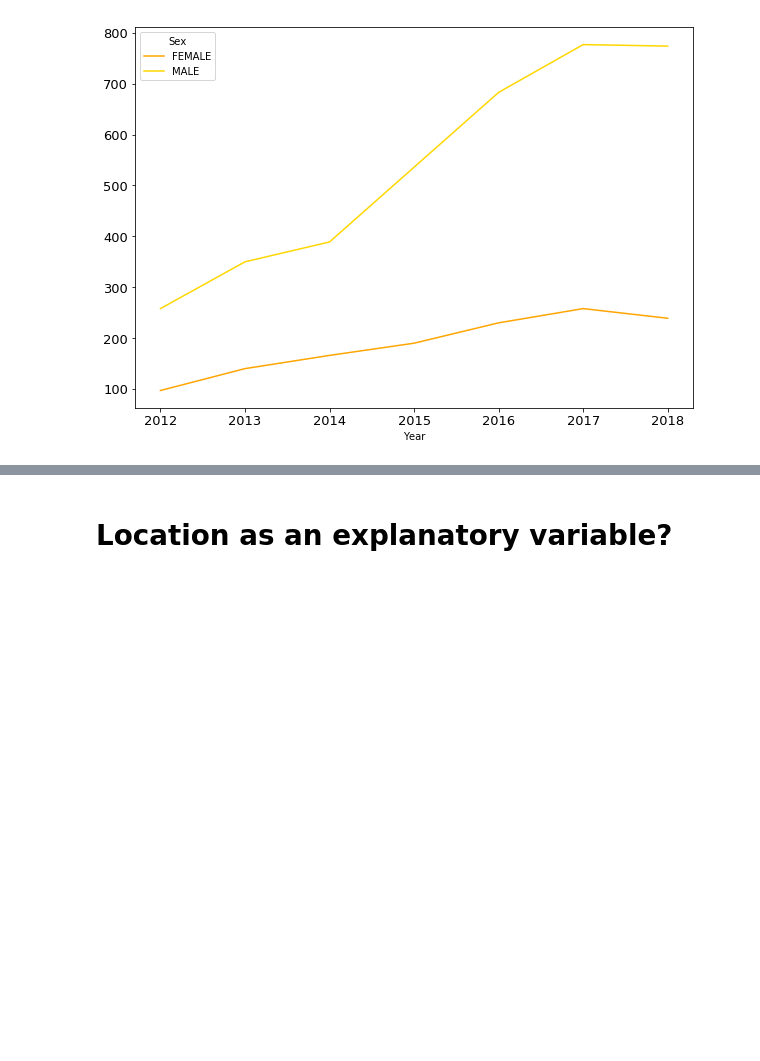
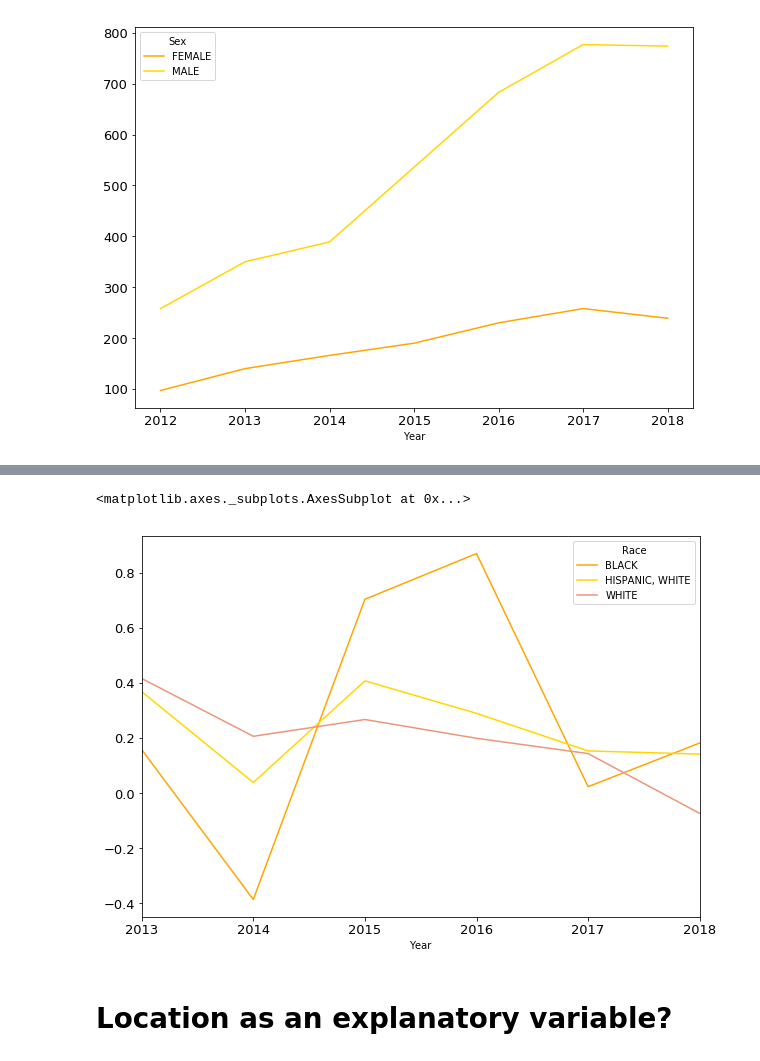
Before and after one commit to kalbond/data_science_term_project, a Jupyter notebook: notebooks/accidental_drug_related_deaths.ipynb, the cells around one changed output, grey strips where cells are left out. Cells and saved outputs as stored; diff of their text form; code cells hidden in the pictures; blank space fills up the shorter version.

```diff
--- a/notebooks/accidental_drug_related_deaths.ipynb
+++ b/notebooks/accidental_drug_related_deaths.ipynb
@@ -580,0 +710,9 @@ add_df.groupby(['Year', 'Sex'])['Sex'].count().unstack().plot(figsize = (10, 7),
+# %%
+# Further analysis to determine YoY for each race
+
+df_top_race = add_df_by_top_race.groupby(['Year','Race'])['Age'].count().reset_index()
+
+df_top_race.rename(columns={'Age':'Count'}, inplace = True)
+df_top_race = df_top_race.set_index('Year')
+df_top_race ['YoY'] = df_top_race['Count'].pct_change(3)
+df_top_race
@@ -581,3 +738,11 @@ add_df.groupby(['Year', 'Sex'])['Sex'].count().unstack().plot(figsize = (10, 7),
+# %%
+# Plot 'YoY'
+df_top_race.fillna(0)
+df_top_race_yoy = df_top_race.pivot_table('YoY',index ='Year', columns = 'Race')
+df_top_race_yoy.plot(kind='line', figsize = (10,7), fontsize=13, color = ['orange', 'gold','darksalmon'])
+# %% [output]
+<matplotlib.axes._subplots.AxesSubplot at 0x...>
+[figure, added]
 # %% [markdown]
 # Location as an explanatory variable?
 # %%
```
Also changed, not shown: parts of 12 cells of this notebook.
